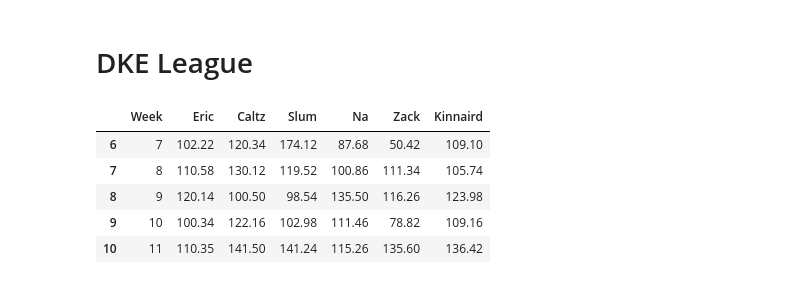
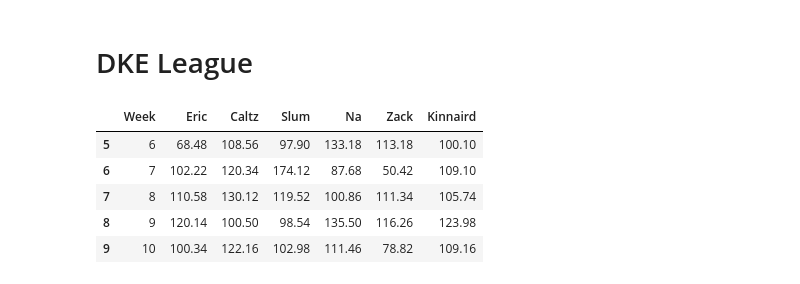
Before and after one commit to eonofrey/fantasy_football_simulate, a Jupyter notebook: fantasy_football_simulation.ipynb, the cells around one changed output. Cells and saved outputs as stored; diff of their text form; code cells hidden in the pictures.

```diff
--- a/fantasy_football_simulation.ipynb
+++ b/fantasy_football_simulation.ipynb
@@ -224,15 +226,15 @@ plt.show()
 # DKE League
 # %%
 df = pd.read_csv('fantasy_football_sim_dke.csv')
-df = df[df.Week>=7]
+df = df[df.Week>=6]
 df.head()
 # %% [output]
 |  | Week | Eric | Caltz | Slum | Na | Zack | Kinnaird |
+| 5 | 6 | 68.48 | 108.56 | 97.90 | 133.18 | 113.18 | 100.10 |
 | 6 | 7 | 102.22 | 120.34 | 174.12 | 87.68 | 50.42 | 109.10 |
 | 7 | 8 | 110.58 | 130.12 | 119.52 | 100.86 | 111.34 | 105.74 |
 | 8 | 9 | 120.14 | 100.50 | 98.54 | 135.50 | 116.26 | 123.98 |
 | 9 | 10 | 100.34 | 122.16 | 102.98 | 111.46 | 78.82 | 109.16 |
-| 10 | 11 | 110.35 | 141.50 | 141.24 | 115.26 | 135.60 | 136.42 |
 # %%
 players = {
     'Eric': {'mean_score':df['Eric'].mean()
```
Also changed, not shown: parts of 10 cells of this notebook, 6 other files.
